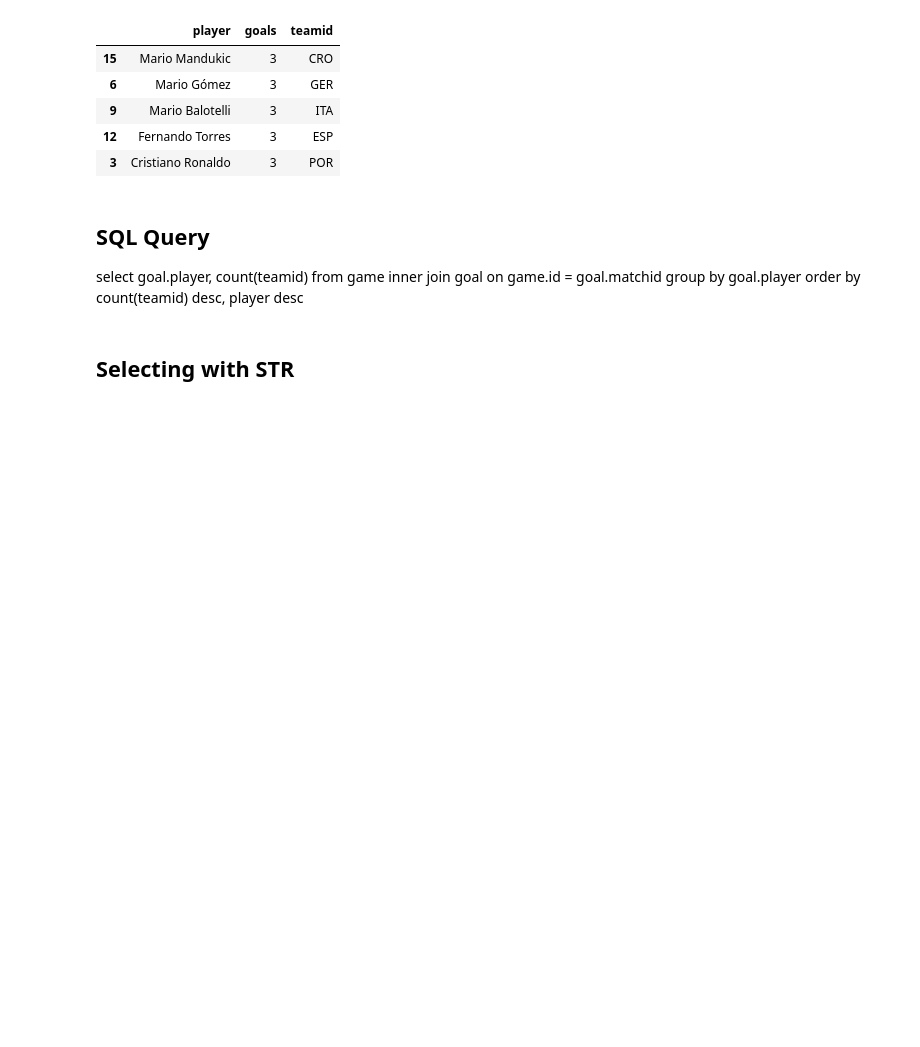
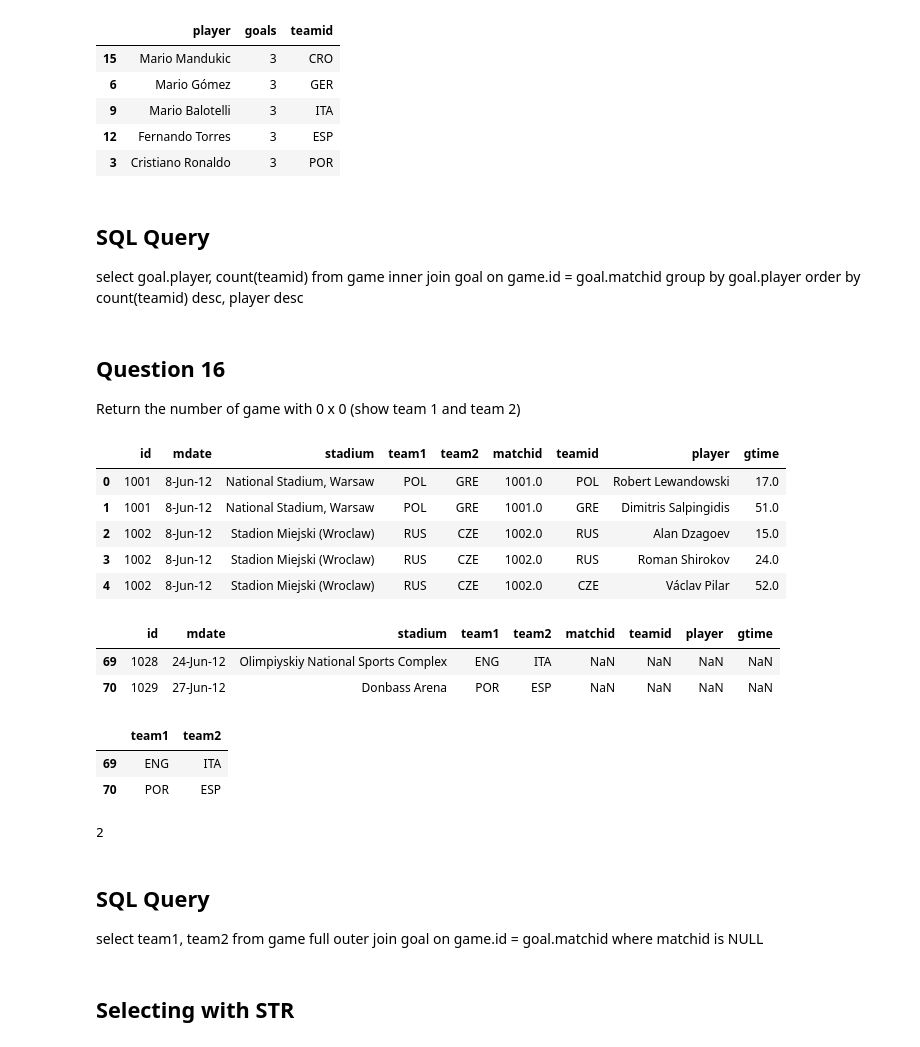
Before and after one commit to hansfranke1985/ADS, a Jupyter notebook: Week_1/Exercises.ipynb, the cells around one changed output. Saved outputs shown, nothing was run; the diff lists cells and outputs as text; code cells hidden in the pictures; blank space fills up the shorter version.

```diff
--- a/Week_1/Exercises.ipynb
+++ b/Week_1/Exercises.ipynb
@@ -467,6 +467,41 @@ merged_3[['player','goals', 'teamid']].sort_values(by=['goals','player'], ascend
 # %% [markdown]
 ## SQL Query
 select goal.player, count(teamid) from game inner join goal on game.id = goal.matchid group by goal.player order by count(teamid) desc, player desc
+# %% [markdown]
+## Question 16
+Return the number of game with 0 x 0 (show team 1 and team 2)
+# %%
+full_merged = pd.merge(game, goal, how='outer', left_on='id', right_on='matchid') # puts the games with 0 x 0 ( if use inner join this values dosent shows)
+full_merged.head()
+# %% [output]
+|  | id | mdate | stadium | team1 | team2 | matchid | teamid | player | gtime |
+| 0 | 1001 | 8-Jun-12 | National Stadium, Warsaw | POL | GRE | 1001.0 | POL | Robert Lewandowski | 17.0 |
+| 1 | 1001 | 8-Jun-12 | National Stadium, Warsaw | POL | GRE | 1001.0 | GRE | Dimitris Salpingidis | 51.0 |
+| 2 | 1002 | 8-Jun-12 | Stadion Miejski (Wroclaw) | RUS | CZE | 1002.0 | RUS | Alan Dzagoev | 15.0 |
+| 3 | 1002 | 8-Jun-12 | Stadion Miejski (Wroclaw) | RUS | CZE | 1002.0 | RUS | Roman Shirokov | 24.0 |
+| 4 | 1002 | 8-Jun-12 | Stadion Miejski (Wroclaw) | RUS | CZE | 1002.0 | CZE | Václav Pilar | 52.0 |
+# %%
+results = full_merged[full_merged['matchid'].isnull()] # matches with 0 x 0
+results
+# %% [output]
+|  | id | mdate | stadium | team1 | team2 | matchid | teamid | player | gtime |
+| 69 | 1028 | 24-Jun-12 | Olimpiyskiy National Sports Complex | ENG | ITA | NaN | NaN | NaN | NaN |
+| 70 | 1029 | 27-Jun-12 | Donbass Arena | POR | ESP | NaN | NaN | NaN | NaN |
+# %%
+#showing only the results
+full_merged[['team1', 'team2']][full_merged['matchid'].isnull()]
+# %% [output]
+|  | team1 | team2 |
+| 69 | ENG | ITA |
+| 70 | POR | ESP |
+# %%
+#showing only the results (number)
+full_merged['matchid'].isnull().sum()
+# %% [output]
+2
+# %% [markdown]
+## SQL Query
+select team1, team2 from game full outer join goal on game.id = goal.matchid where matchid is NULL
 # %% [markdown]
 ## Selecting with STR
 # %%
```
Also changed, not shown: parts of 1 cell of this notebook.
